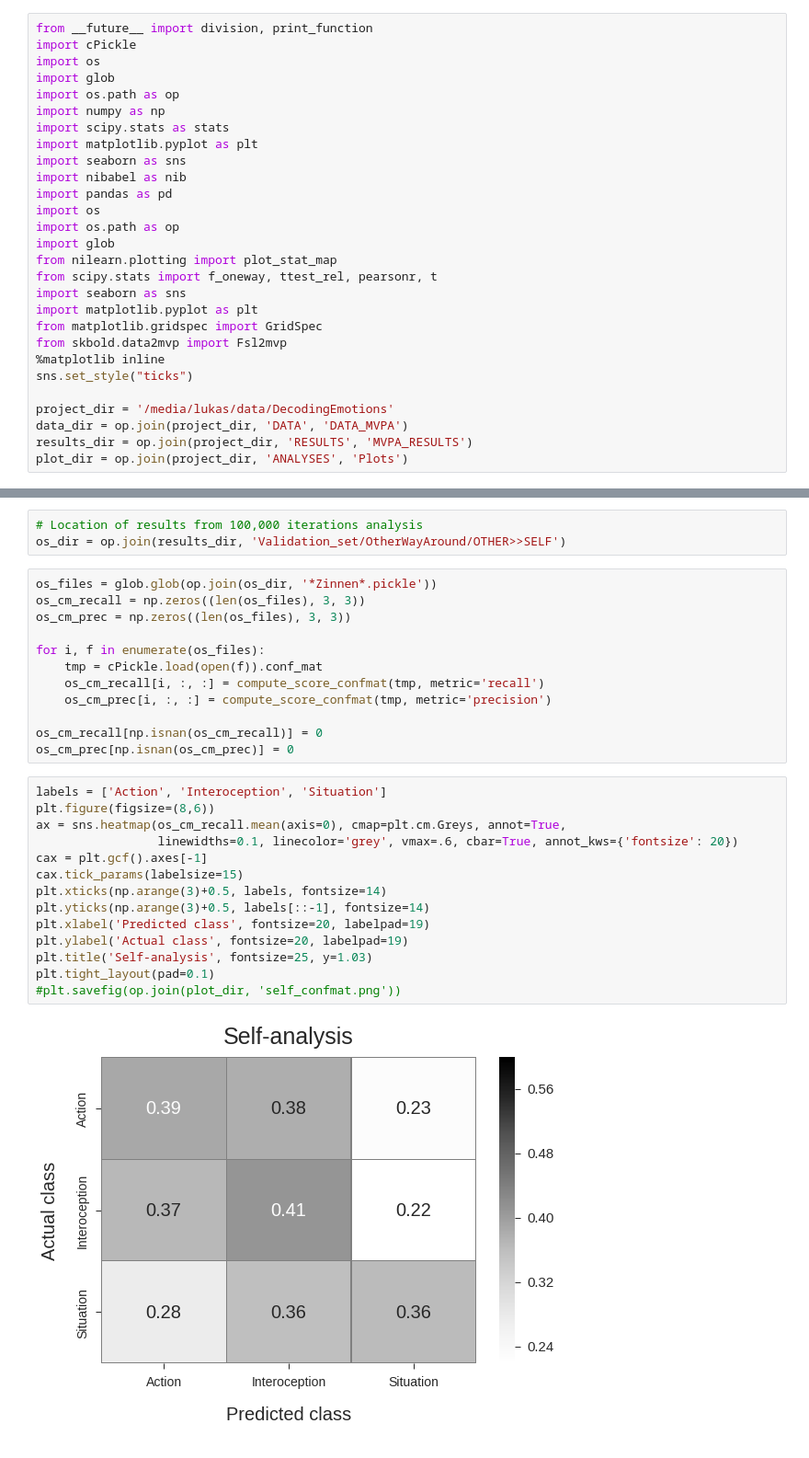
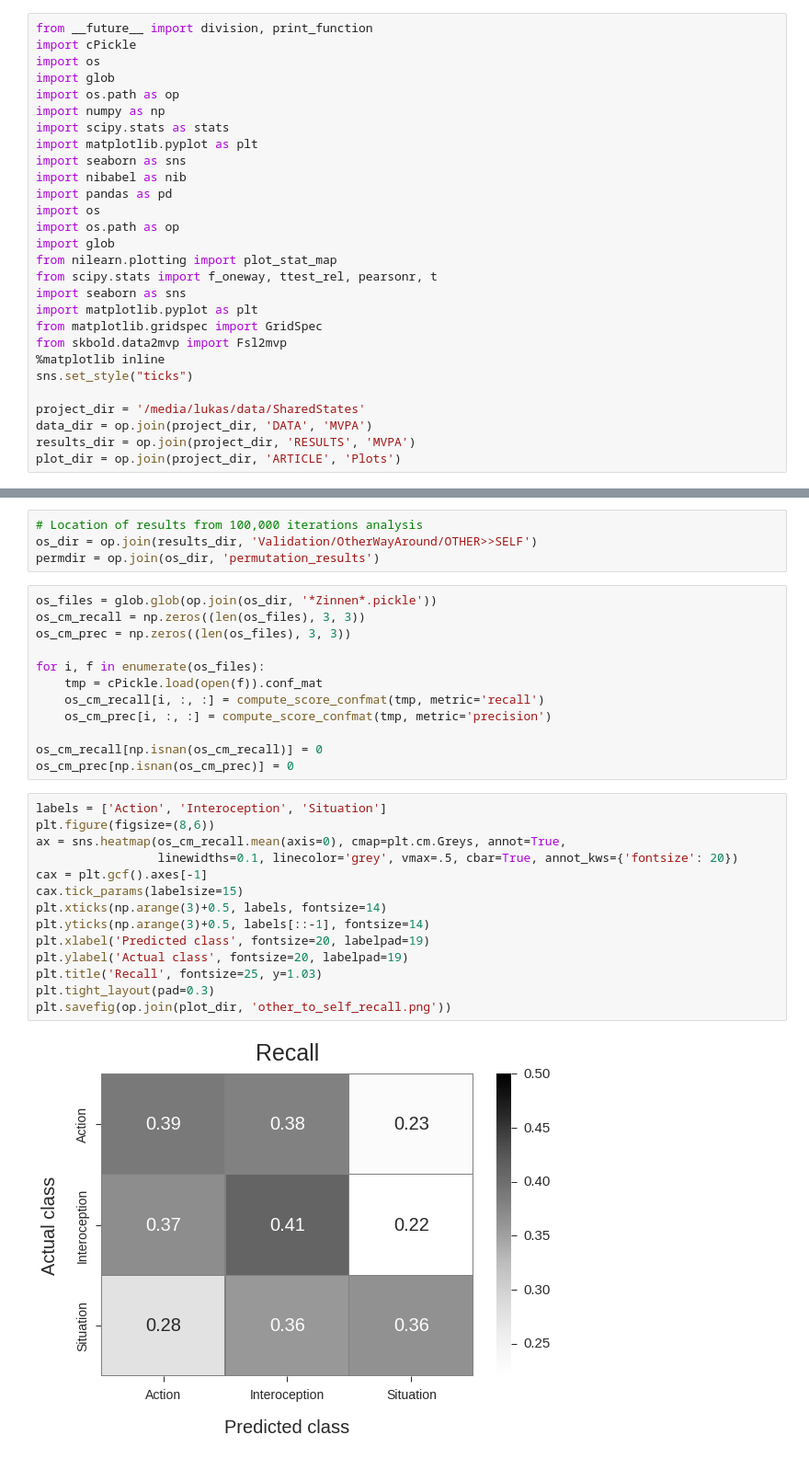
Before and after one commit to lukassnoek/DecodingEmotions, a Jupyter notebook: ANALYSES/EXTRA_ANALYSES/other_to_self_decoding/other_to_self_decoding_results.ipynb, the cells around one changed output, grey strips where cells are left out. Shown at 92% size. Saved outputs shown, nothing was run; the diff lists cells and outputs as text.

```diff
--- a/ANALYSES/EXTRA_ANALYSES/other_to_self_decoding/other_to_self_decoding_results.ipynb
+++ b/ANALYSES/EXTRA_ANALYSES/other_to_self_decoding/other_to_self_decoding_results.ipynb
@@ -22,10 +22,10 @@ from skbold.data2mvp import Fsl2mvp
 %matplotlib inline
 sns.set_style("ticks")
 
-project_dir = '/media/lukas/data/DecodingEmotions'
-data_dir = op.join(project_dir, 'DATA', 'DATA_MVPA')
-results_dir = op.join(project_dir, 'RESULTS', 'MVPA_RESULTS')
-plot_dir = op.join(project_dir, 'ANALYSES', 'Plots')
+project_dir = '/media/lukas/data/SharedStates'
+data_dir = op.join(project_dir, 'DATA', 'MVPA')
+results_dir = op.join(project_dir, 'RESULTS', 'MVPA')
+plot_dir = op.join(project_dir, 'ARTICLE', 'Plots')
 # %%
 def compute_score_confmat(confmat, metric='precision'):
 
@@ -39,7 +39,8 @@ def compute_score_confmat(confmat, metric='precision'):
         return 2 * (recall * precision) / (recall + precision)
 # %%
 # Location of results from 100,000 iterations analysis
-os_dir = op.join(results_dir, 'Validation_set/OtherWayAround/OTHER>>SELF')
+os_dir = op.join(results_dir, 'Validation/OtherWayAround/OTHER>>SELF')
+permdir = op.join(os_dir, 'permutation_results')
 # %%
 os_files = glob.glob(op.join(os_dir, '*Zinnen*.pickle'))
 os_cm_recall = np.zeros((len(os_files), 3, 3))
@@ -55,19 +56,19 @@ os_cm_prec[np.isnan(os_cm_prec)] = 0
 # %%
 labels = ['Action', 'Interoception', 'Situation']
 plt.figure(figsize=(8,6))
 ax = sns.heatmap(os_cm_recall.mean(axis=0), cmap=plt.cm.Greys, annot=True,
-                 linewidths=0.1, linecolor='grey', vmax=.6, cbar=True, annot_kws={'fontsize': 20})
+                 linewidths=0.1, linecolor='grey', vmax=.5, cbar=True, annot_kws={'fontsize': 20})
 cax = plt.gcf().axes[-1]
 cax.tick_params(labelsize=15)
 plt.xticks(np.arange(3)+0.5, labels, fontsize=14)
 plt.yticks(np.arange(3)+0.5, labels[::-1], fontsize=14)
 plt.xlabel('Predicted class', fontsize=20, labelpad=19)
 plt.ylabel('Actual class', fontsize=20, labelpad=19)
-plt.title('Self-analysis', fontsize=25, y=1.03)
-plt.tight_layout(pad=0.1)
-#plt.savefig(op.join(plot_dir, 'self_confmat.png'))
+plt.title('Recall', fontsize=25, y=1.03)
+plt.tight_layout(pad=0.3)
+plt.savefig(op.join(plot_dir, 'other_to_self_recall.png'))
 # %% [output]
-[figure, old version]
+[figure, new version]
 # %%
 labels = ['Action', 'Interoception', 'Situation']
 plt.figure(figsize=(8,6))
```
Also changed, not shown: parts of 4 cells of this notebook, 7 other files.
